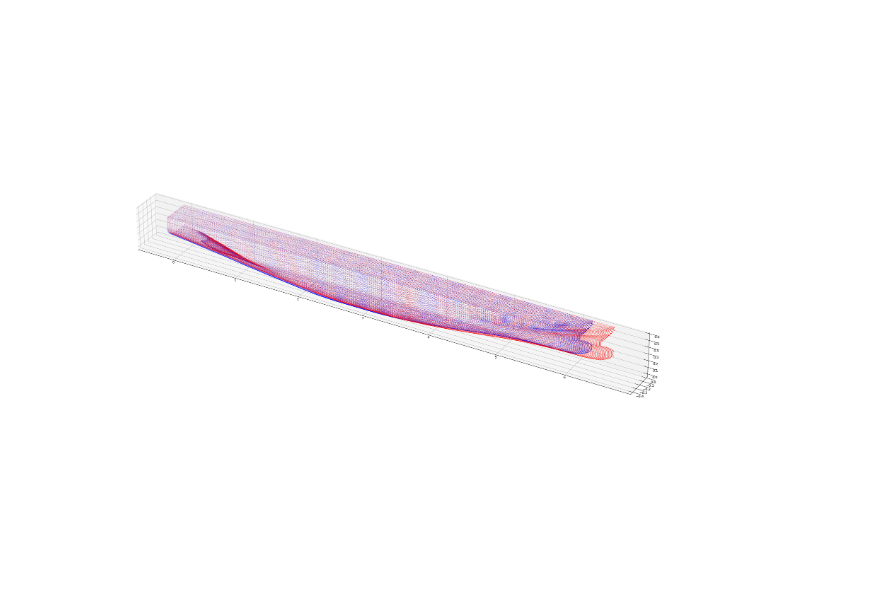
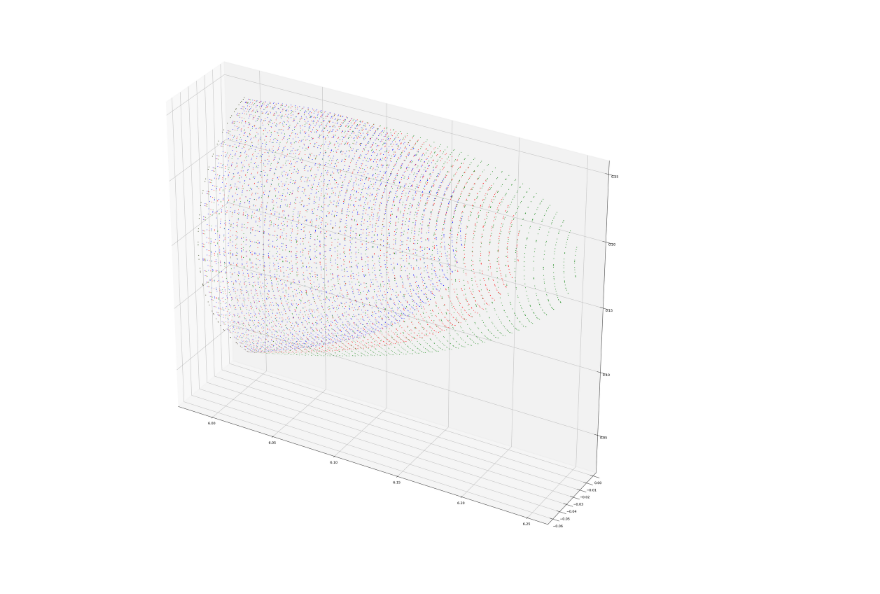
Before and after one commit to myozinaung/DTCHull_ShapeDeform, a Jupyter notebook: DTC_PointGen.ipynb, the cells around one changed output. Saved outputs shown, nothing was run; the diff lists cells and outputs as text; code cells hidden in the pictures.

Commit message:
Modified for Bulb Length Change

```diff
--- a/DTC_PointGen.ipynb
+++ b/DTC_PointGen.ipynb
@@ -5,20 +5,24 @@ import matplotlib.pyplot as plt
 import supportFunctions as sF
 # %%
 # Read the data from the csv file
-data1 = pd.read_csv('DTC_Offset_Ori.csv')
+# data1 = pd.read_csv('DTC_Offset_Ori.csv')
+data1 = pd.read_csv('DTC_Offset_Bulb.csv')
 # data2 = pd.read_csv('DTC_Offset_Scaled.csv')
 # %%
-timeValue = np.array([0, 30, 32, 40])
+timeValue = np.array([0, 30, 32.5, 45, 47.5, 60])
 
 # 4s
 x1 = data1['X']
 y1 = data1['Y']
 z1 = data1['Z']
 
-# find the index where y1 > 0
+# delete one side(y positive) of the hull
 idx = np.where(y1 > 0)
+x1 = np.delete(x1, idx)
+y1 = np.delete(y1, idx)
+z1 = np.delete(z1, idx)
 
-# delete one side(positive) of the hull
+idx = np.where(z1 > 0.27)
 x1 = np.delete(x1, idx)
 y1 = np.delete(y1, idx)
 z1 = np.delete(z1, idx)
@@ -28,15 +32,35 @@ x0 = x1
 y0 = y1
 z0 = z1
 
-# 6s
-x2 = x1 * 1.05
-y2 = y1 * 0.952396
+# # 6s, for Hull
+# x2 = x1 * 1.05
+# y2 = y1 * 0.952396
+# z2 = z1
+
+# 6s, for Bulb
+dMove = np.min(x1)
+x1_origin = x1 - dMove # move tthe bulb to the origin
+x2 = x1_origin * 1.25 # scale the bulb in x direction
+x2 = x2 + dMove # move the bulb back to the original position
+
+y2 = y1
 z2 = z1
 
 # 8s
 x3 = x2
 y3 = y2
 z3 = z2
+
+# 10s
+x4 = x1_origin * 1.5
+x4 = x4 + dMove
+y4 = y3
+z4 = z3
+
+# 12s
+x5 = x4
+y5 = y4
+z5 = z4
 # %%
 geoPoints0 = np.stack((x0, y0, z0), axis=-1)
 geoPoints1 = np.stack((x1, y1, z1), axis=-1)
@@ -86,14 +114,15 @@ for ii, tV in enumerate(timeValue):
 # %%
 
 # combine the data
 
 fig = plt.figure(figsize=(30,30))
 ax = fig.add_subplot(111, projection='3d')
 
 # ax.view_init(elev=0, azim=0)
 
-ax.scatter(x1, y1, z1, c='b', s=0.1)
-ax.scatter(x2, y2, z2, c='r', s=0.1)
+ax.scatter(x1, y1, z1, c='b', s=1)
+ax.scatter(x2, y2, z2, c='r', s=1)
+ax.scatter(x4, y4, z4, c='g', s=1)
 ax.set_aspect('equal')
 # %% [output]
-[figure, old version]
+[figure, new version]
```
Also changed, not shown: parts of 2 cells of this notebook, 14 other files.
